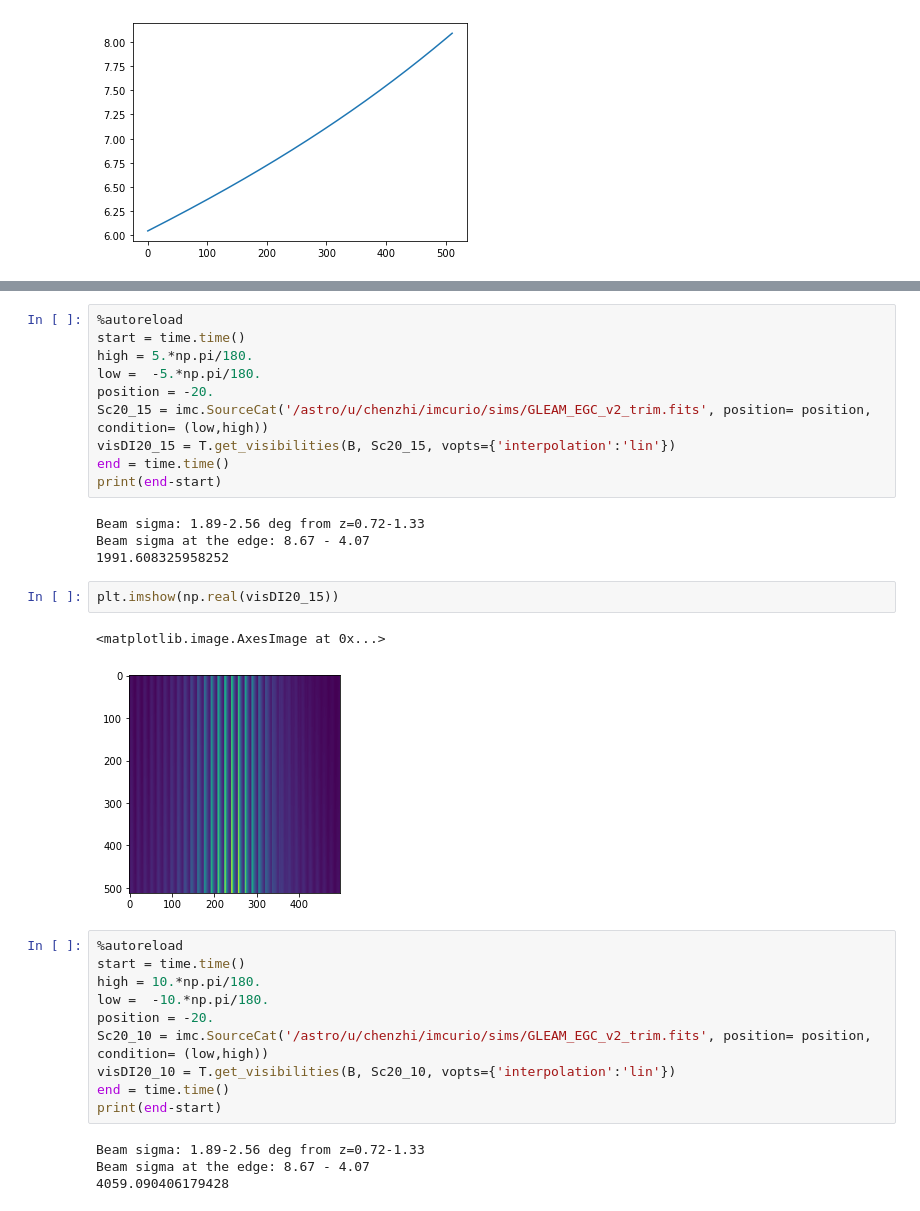
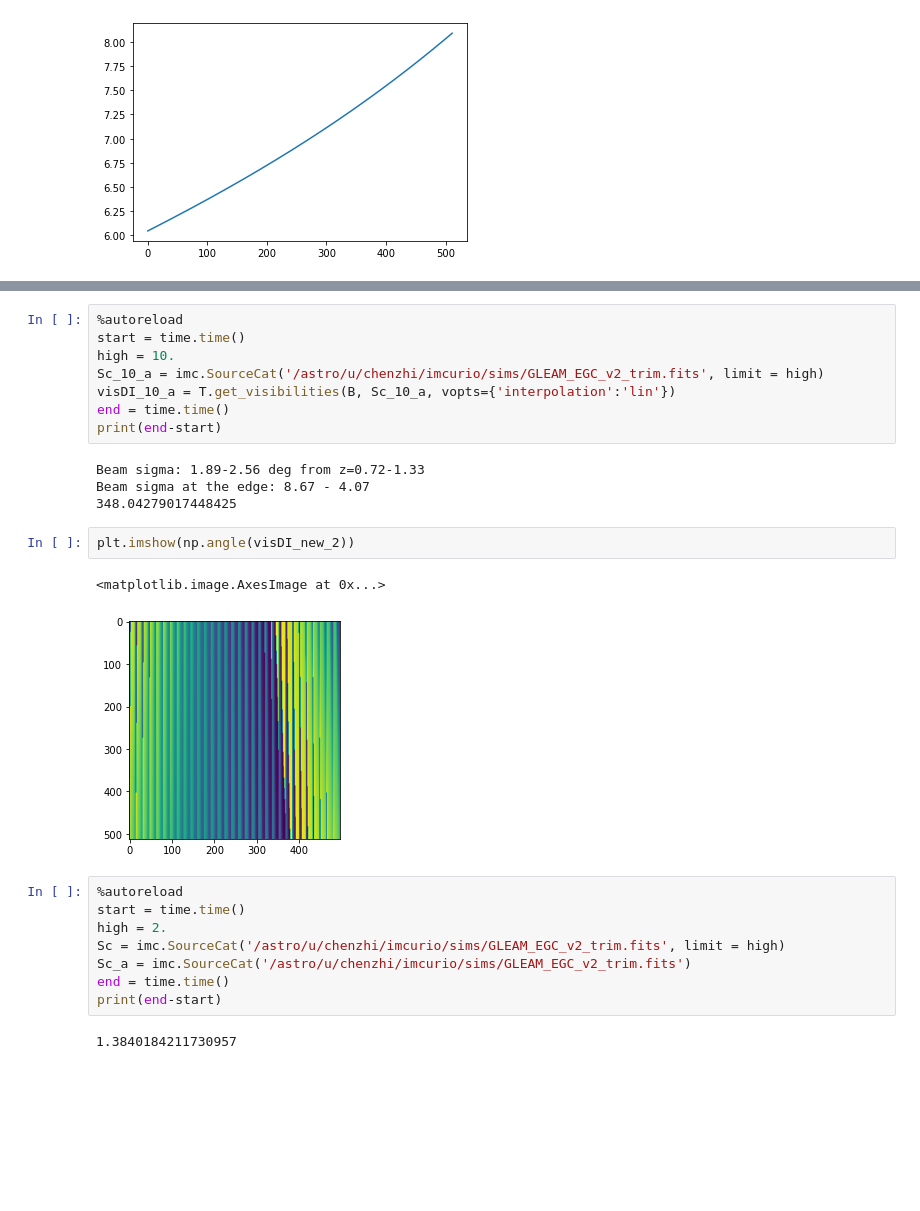
Before and after one commit to radiohep/imcurio, a Jupyter notebook: notebooks/point_source_vis.ipynb, the cells around one changed output, grey strips where cells are left out. Drawn from its saved outputs; the diff is of its cells as text; blank space fills up the shorter version.

```diff
--- a/notebooks/point_source_vis.ipynb
+++ b/notebooks/point_source_vis.ipynb
@@ -200,33 +171,27 @@ plt.imshow(np.real(visDI_all))
 # %%
 %autoreload
 start = time.time()
-high = 5.*np.pi/180.
-low =  -5.*np.pi/180.
-position = -20.
-Sc20_15 = imc.SourceCat('/astro/u/chenzhi/imcurio/sims/GLEAM_EGC_v2_trim.fits', position= position, condition= (low,high))
-visDI20_15 = T.get_visibilities(B, Sc20_15, vopts={'interpolation':'lin'})
+high = 10.
+Sc_10_a = imc.SourceCat('/astro/u/chenzhi/imcurio/sims/GLEAM_EGC_v2_trim.fits', limit = high)
+visDI_10_a = T.get_visibilities(B, Sc_10_a, vopts={'interpolation':'lin'})
 end = time.time()
 print(end-start)
 # %% [output]
 Beam sigma: 1.89-2.56 deg from z=0.72-1.33
 Beam sigma at the edge: 8.67 - 4.07
-1991.608325958252
+348.04279017448425
 # %%
-plt.imshow(np.real(visDI20_15))
+plt.imshow(np.angle(visDI_new_2))
 # %% [output]
 <matplotlib.image.AxesImage at 0x...>
-[figure, old version]
+[figure, new version]
 # %%
 %autoreload
 start = time.time()
-high = 10.*np.pi/180.
-low =  -10.*np.pi/180.
-position = -20.
-Sc20_10 = imc.SourceCat('/astro/u/chenzhi/imcurio/sims/GLEAM_EGC_v2_trim.fits', position= position, condition= (low,high))
-visDI20_10 = T.get_visibilities(B, Sc20_10, vopts={'interpolation':'lin'})
+high = 2.
+Sc = imc.SourceCat('/astro/u/chenzhi/imcurio/sims/GLEAM_EGC_v2_trim.fits', limit = high)
+Sc_a = imc.SourceCat('/astro/u/chenzhi/imcurio/sims/GLEAM_EGC_v2_trim.fits')
 end = time.time()
 print(end-start)
 # %% [output]
-Beam sigma: 1.89-2.56 deg from z=0.72-1.33
-Beam sigma at the edge: 8.67 - 4.07
-4059.090406179428
+1.3840184211730957
```
Also changed, not shown: parts of 26 cells of this notebook, 2 other files.
